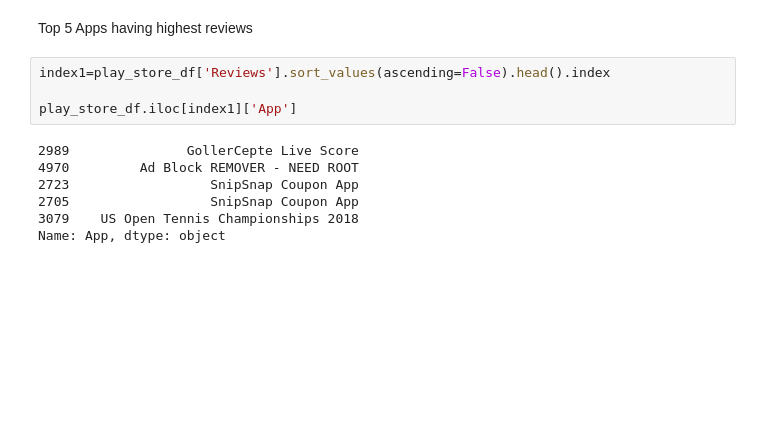
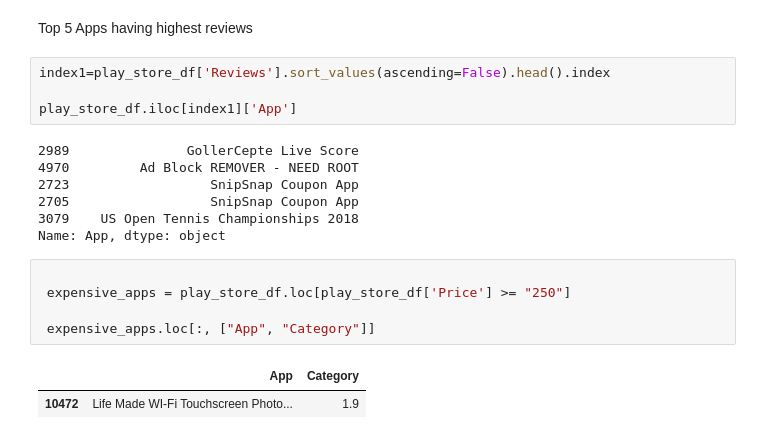
Before and after one commit to RishikaVerma21/Play-Store-Review-Analysis, a Jupyter notebook: Play_store_analysis_and_sentiment_analysis.ipynb, the cells around one changed output. Cells and saved outputs as stored; diff of their text form; blank space fills up the shorter version.

```diff
--- a/Play_store_analysis_and_sentiment_analysis.ipynb
+++ b/Play_store_analysis_and_sentiment_analysis.ipynb
@@ -467,3 +466,11 @@ play_store_df.iloc[index1]['App']
 2705                  SnipSnap Coupon App
 3079    US Open Tennis Championships 2018
 Name: App, dtype: object
+# %%
+
+ expensive_apps = play_store_df.loc[play_store_df['Price'] >= "250"]
+
+ expensive_apps.loc[:, ["App", "Category"]]
+# %% [output]
+|  | App | Category |
+| 10472 | Life Made WI-Fi Touchscreen Photo... | 1.9 |
```
Also changed, not shown: parts of 1 cell of this notebook.
